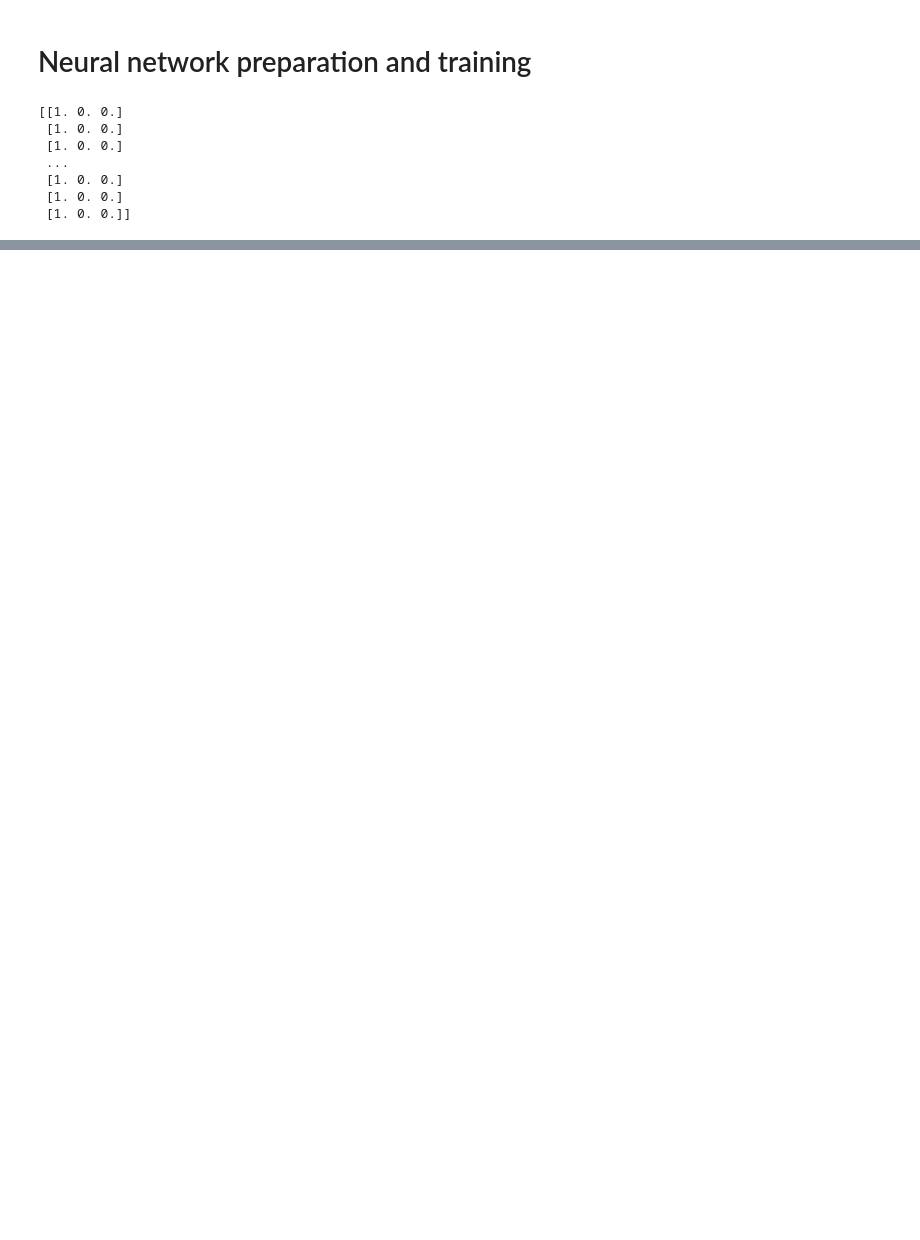
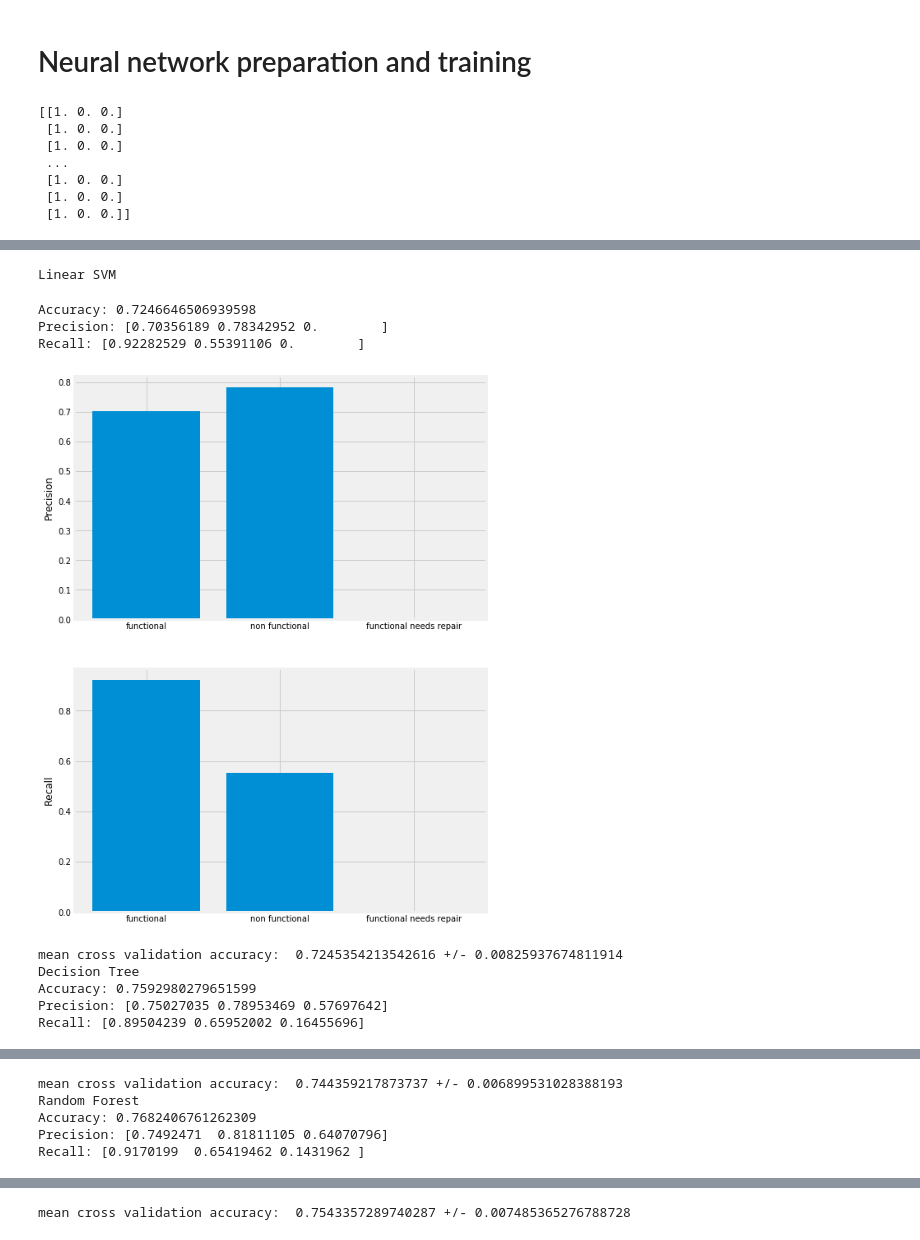
Before and after one commit to eejwa/Pump_it_up, a Jupyter notebook: Classification_Broken_Pump.ipynb, the cells around one changed output, grey strips where cells are left out. Cells and saved outputs as stored; diff of their text form; code cells hidden in the pictures; blank space fills up the shorter version.

```diff
--- a/Classification_Broken_Pump.ipynb
+++ b/Classification_Broken_Pump.ipynb
@@ -477,7 +467,7 @@ mean cross validation accuracy:  0.7681889837928596 +/- 0.007423339825975126
 df_prep_nn = df_prepared.astype(float)
 enc = OneHotEncoder(sparse=False)
 
-df_labels = enc.fit_transform(np.array(df_labels).reshape(-1,1))
+df_labels_nn = enc.fit_transform(np.array(df_labels).reshape(-1,1))
 
 print(df_labels)
 # %% [output]
@@ -522,0 +555,44 @@ Recall: [0.8860118  0.10087025 0.69506882]
+# %%
+# ok rerun the pipeline!
+
+full_pipeline = ColumnTransformer([
+    ("cat", cat_pipeline, cat_attribs_imp),
+    ("num", num_pipeline, num_attribs_imp)
+])
+
+# convert to strings
+for key in cat_attribs_imp:
+    df_train_imp[key] = df_train_imp[key].astype(str)
+
+# convert to integers
+for key in num_attribs_imp:
+    df_train_imp[key] = df_train_imp[key].astype(int)
+
+df_prepared_fit = full_pipeline.fit(df_train_imp)
+df_prepared = full_pipeline.fit_transform(df_train_imp)
+# %%
+# try out a couple of the models again
+
+# linear svm
+print('Linear SVM')
+svc_clf = LinearSVC(C=10, loss="squared_hinge", max_iter=2000, dual=False, penalty='l2')
+test_classifier(svc_clf, train=df_prepared, labels=df_labels)
+
+print('Decision Tree')
+tree_clf = DecisionTreeClassifier(max_depth=10, max_features=None)
+test_classifier(tree_clf, train=df_prepared, labels=df_labels)
+
+print('Random Forest')
+forest_clf = RandomForestClassifier(n_estimators=50, max_depth=10, max_features=None)
+test_classifier(forest_clf, train=df_prepared, labels=df_labels)
+# %% [output]
+Linear SVM
+Accuracy: 0.7246646506939598
+Precision: [0.70356189 0.78342952 0.        ]
+Recall: [0.92282529 0.55391106 0.        ]
+[figure, added]
+mean cross validation accuracy:  0.7245354213542616 +/- 0.00825937674811914
+Decision Tree
+Accuracy: 0.7592980279651599
+Precision: [0.75027035 0.78953469 0.57697642]
+Recall: [0.89504239 0.65952002 0.16455696]
@@ -522,0 +600,5 @@ Recall: [0.8860118  0.10087025 0.69506882]
+mean cross validation accuracy:  0.744359217873737 +/- 0.006899531028388193
+Random Forest
+Accuracy: 0.7682406761262309
+Precision: [0.7492471  0.81811105 0.64070796]
+Recall: [0.9170199  0.65419462 0.1431962 ]
@@ -522,0 +606 @@ Recall: [0.8860118  0.10087025 0.69506882]
+mean cross validation accuracy:  0.7543357289740287 +/- 0.007485365276788728
```
Also changed, not shown: parts of 22 cells of this notebook.
